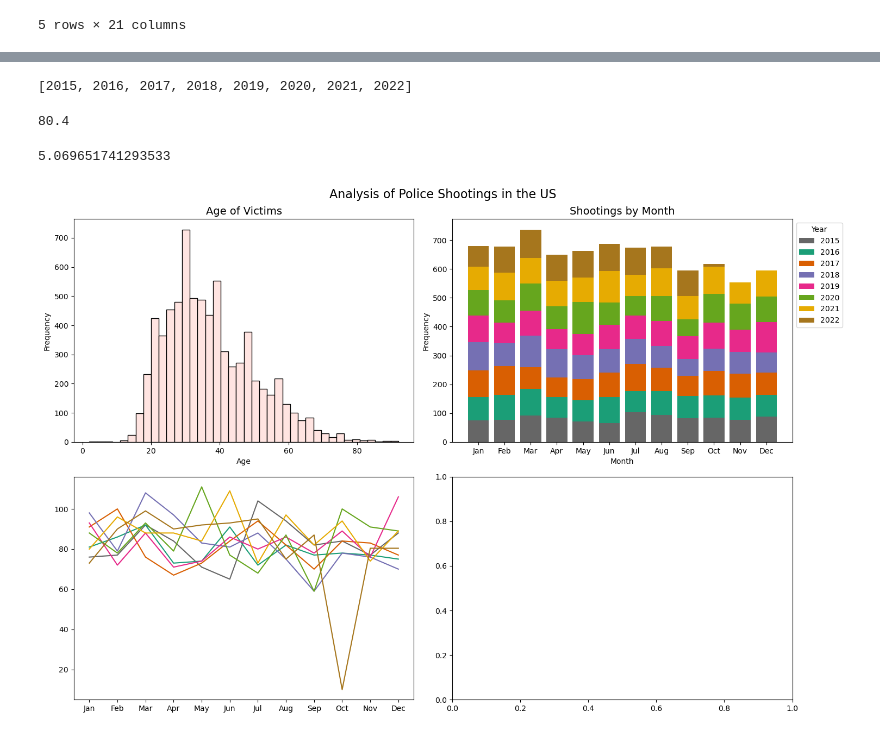
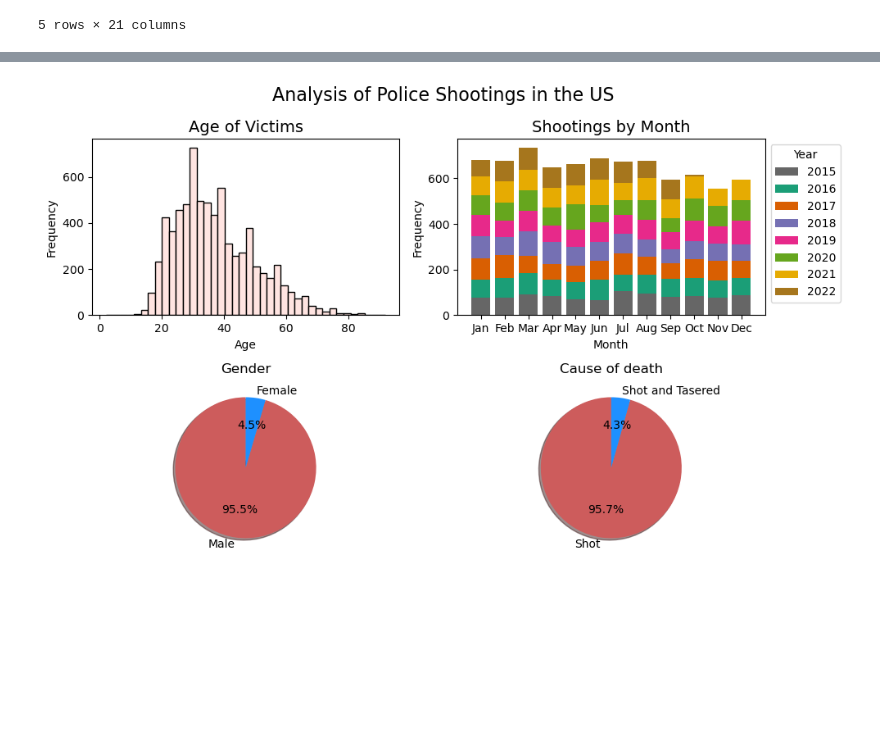
Before and after one commit to fongc123/notes, a Jupyter notebook: src/data visualization/police_shootings.ipynb, the cells around one changed output, grey strips where cells are left out. Saved outputs shown, nothing was run; the diff lists cells and outputs as text; code cells hidden in the pictures; blank space fills up the shorter version.

```diff
--- a/src/data visualization/police_shootings.ipynb
+++ b/src/data visualization/police_shootings.ipynb
@@ -72,19 +35,5 @@ Name: month, dtype: int64
-# %%
-sorted(df['year'].unique())
-# %% [output]
-[2015, 2016, 2017, 2018, 2019, 2020, 2021, 2022]
-# %%
-height_year = df[df['year'] == 2018]['month'].value_counts().sort_index()
-# %%
-df[(df.year == 2022)]['month'].value_counts().mean()
-# %% [output]
-80.4
-# %%
-df[(df['year'] == 2022) & (df['year'].notna())]['month'].mean()
-# %% [output]
-5.069651741293533
 # %%
-fig, ((ax1, ax2), (ax3, ax4)) = plt.subplots(2, 2, figsize=(15, 10))
+fig, ((ax1, ax2), (ax3, ax4)) = plt.subplots(2, 2, figsize=(10, 6))
 fig.suptitle("Analysis of Police Shootings in the US", fontsize = 16)
 
 # histogram plot
@@ -100,39 +49,53 @@ ax1.set_ylabel("Frequency")
 
 # stacked bar plot of dates
 height_previous = np.zeros(12)
 months = ['Jan', 'Feb', 'Mar', 'Apr', 'May', 'Jun', 'Jul', 'Aug', 'Sep', 'Oct', 'Nov', 'Dec']
 for year in sorted(df['year'].unique()):
     height_year = df[df['year'] == year]['month'].value_counts().sort_index().reindex(range(1, 13), fill_value=0)
 
     # plot bar chart
     ax2.bar(
         x = months,
         height = height_year,
         label = year,
         bottom = height_previous,
         color = plt.get_cmap("Dark2")(year % 8)
     )
     height_previous += height_year
 ax2.set_title("Shootings by Month", fontsize = 14)
 ax2.set_xlabel("Month")
 ax2.set_ylabel("Frequency")
 ax2.legend(
     title = "Year",
     loc = 'upper left',
     bbox_to_anchor = (1, 1)
 )
 
 # line graph of shootings by month
-for year in sorted(df['year'].unique()):
-    height_year = df[df['year'] == year]['month'].value_counts().sort_index().reindex(range(1, 13), fill_value = df[df['year'] == year]['month'].value_counts().mean())
-    ax3.plot(
-        months,
-        height_year,
-        label = year,
-        color = plt.get_cmap("Dark2")(year % 8)
-    )
+gender = df['gender'].value_counts()
+ax3.pie(
+    x = gender,
+    labels = [ "Male", "Female" ],
+    autopct = "%1.1f%%",
+    shadow = True,
+    startangle = 90,
+    colors = [ "indianred", "dodgerblue" ]
+)
+ax3.set_title("Gender")
+
+# pie chart of manner of death
+manner_of_death = df['manner_of_death'].value_counts()
+ax4.pie(
+    x = manner_of_death,
+    labels = [ "Shot", "Shot and Tasered" ],
+    autopct = "%1.1f%%",
+    shadow = True,
+    startangle = 90,
+    colors = [ "indianred", "dodgerblue" ]
+)
+ax4.set_title("Cause of death")
 
 fig.tight_layout()
 fig.show()
 # %% [output]
-[figure, old version]
+[figure, new version]
```
Also changed, not shown: parts of 6 cells of this notebook, 2 other files.
